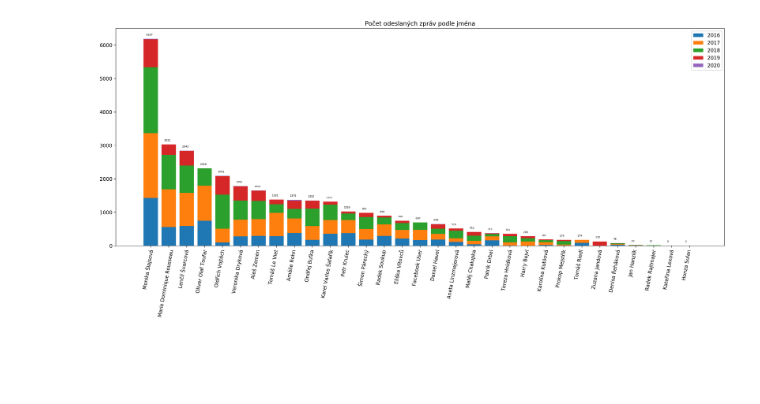
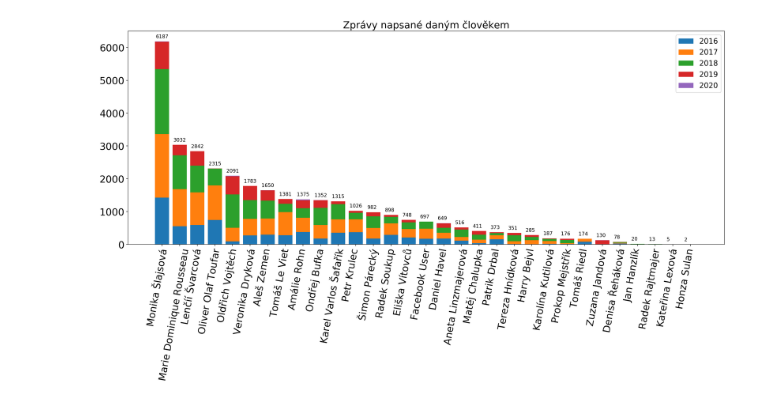
Before and after one commit to b4lldr/spolecenstvo-krabu, a Jupyter notebook: Data Visualization.ipynb, the cells around one changed output. Drawn from its saved outputs; the diff is of its cells as text; code cells hidden in the pictures; blank space fills up the shorter version.

Commit message:
add new graphs, update README

```diff
--- a/Data Visualization.ipynb
+++ b/Data Visualization.ipynb
@@ -51,34 +51,35 @@ for line in lines:
 file.close()
 
 # plotting
 fig = plt.figure(1, figsize=(48, 8), dpi=200)
 chart1 = fig.add_subplot(121)
 
 ## bar creating
 plt.bar(names, mes_2016, label="2016")
 
 plt.bar(names, mes_2017, bottom=mes_2016, label="2017")
 
 tmp = list(map(lambda x,y: x+y, mes_2016,mes_2017))
 plt.bar(names, mes_2018, bottom=tmp, label="2018")
 
 tmp = list(map(lambda x,y: x+y, tmp,mes_2018))
 plt.bar(names, mes_2019, bottom=tmp, label="2019")
 
 tmp = list(map(lambda x,y: x+y, tmp,mes_2019))
 plt.bar(names, mes_2020, bottom=tmp, label="2020")
 
 ## plot info
-plt.title("Počet odeslaných zpráv podle jména")
+plt.title("Zprávy napsané daným člověkem", fontsize=20)
 plt.xticks(rotation=80)
-plt.legend(loc="upper right")
+plt.legend(loc="upper right", fontsize=15)
+plt.tick_params(labelsize=20)
 
 ### number of messages accurately in the plot
 for i, v in enumerate(mes_total):
-    plt.text(i - 0.25, v + 100, str(v), fontsize=5)
+    plt.text(i - 0.35, v + 100, str(v), fontsize=10)
 
 #plt.savefig('jmena.png', bbox_inches='tight')
 
 plt.show()
 # %% [output]
-[figure, old version]
+[figure, new version]
```
Also changed, not shown: parts of 4 cells of this notebook, 5 other files.
